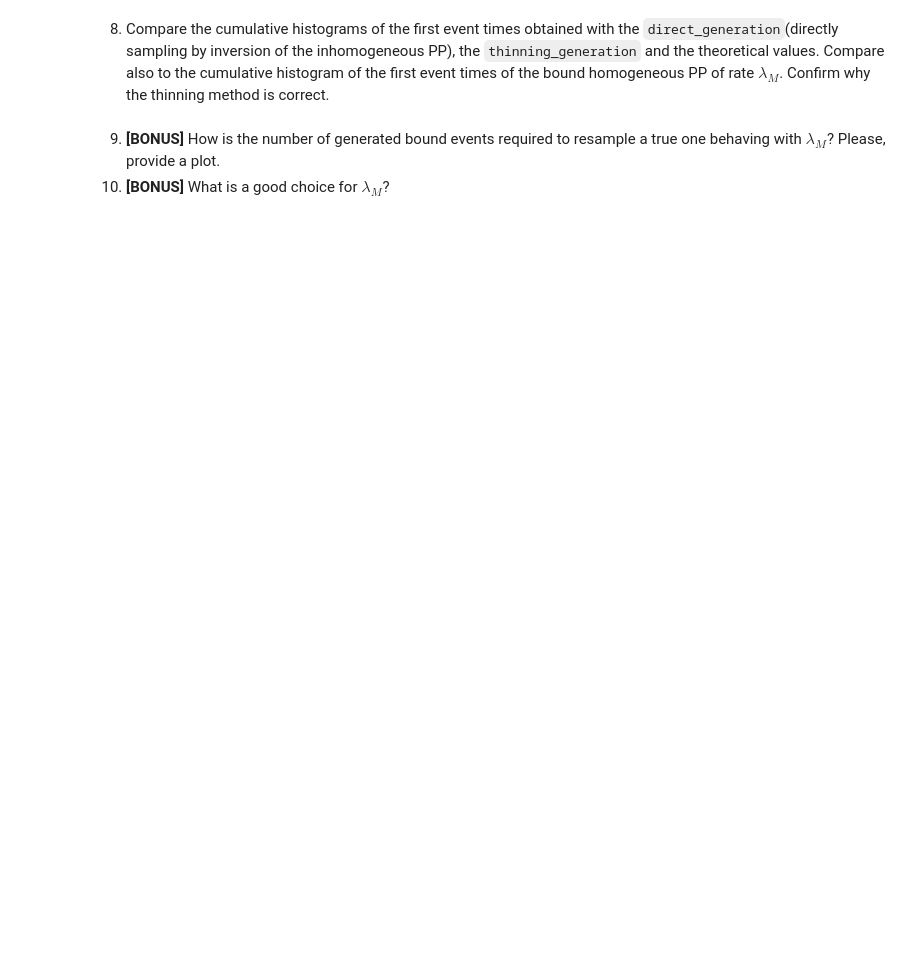
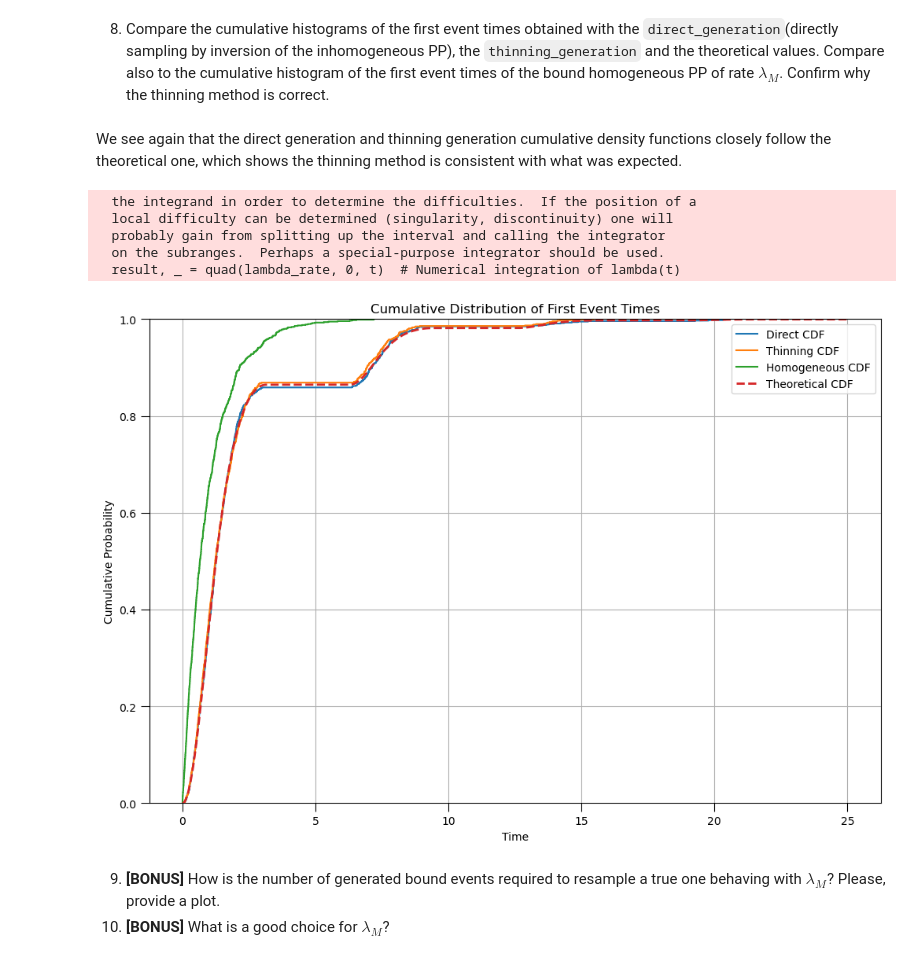
Before and after one commit to sabrinasartori/MAP556, a Jupyter notebook: TP5.ipynb, the cells around one changed output. Saved outputs shown, nothing was run; the diff lists cells and outputs as text; code cells hidden in the pictures; blank space fills up the shorter version.

```diff
--- a/TP5.ipynb
+++ b/TP5.ipynb
@@ -96,5 +204,38 @@ class max_cos_PP:
 # %% [markdown]
 8. Compare the cumulative histograms of the first event times obtained with the `direct_generation`(directly sampling by inversion of the inhomogeneous PP), the `thinning_generation` and the theoretical values. Compare also to the cumulative histogram of the first event times of the bound homogeneous PP of rate $\lambda_M$. Confirm why the thinning method is correct.
+# %% [markdown]
+We see again that the direct generation and thinning generation cumulative density functions closely follow the theoretical one, which shows the thinning method is consistent with what was expected.
+# %%
+t_values = np.linspace(0, 25, 1000)
+
+# Theoretical CDF
+def lambda_rate(t):
+    return max(0, np.sin(t))
+def cumulative_rate(t):
+    result, _ = quad(lambda_rate, 0, t)  # Numerical integration of lambda(t)
+    return 1 - np.exp(-result)
+theoretical_cdf = [cumulative_rate(t) for t in t_values]
+
+plt.figure(figsize=(12, 8))
+
+sns.ecdfplot(direct_samples, label = 'Direct CDF')
+sns.ecdfplot(thinning_samples, label ='Thinning CDF')
+sns.ecdfplot(homogeneous_samples, label ='Homogeneous CDF')
+plt.plot(t_values, theoretical_cdf, label='Theoretical CDF', linewidth=2, linestyle='--')
+
+plt.xlabel('Time')
+plt.ylabel('Cumulative Probability')
+plt.title('Cumulative Distribution of First Event Times')
+plt.legend()
+plt.grid()
+plt.show()
+# %% [output]
+  the integrand in order to determine the difficulties.  If the position of a
+  local difficulty can be determined (singularity, discontinuity) one will
+  probably gain from splitting up the interval and calling the integrator
+  on the subranges.  Perhaps a special-purpose integrator should be used.
+  result, _ = quad(lambda_rate, 0, t)  # Numerical integration of lambda(t)
+[figure, added]
 # %% [markdown]
 9. **[BONUS]** How is the number of generated bound events required to resample a true one behaving with $\lambda_M$? Please, provide a plot.
 10. **[BONUS]** What is a good choice for $\lambda_M$?
```
Also changed, not shown: parts of 18 cells of this notebook, 2 other files.
